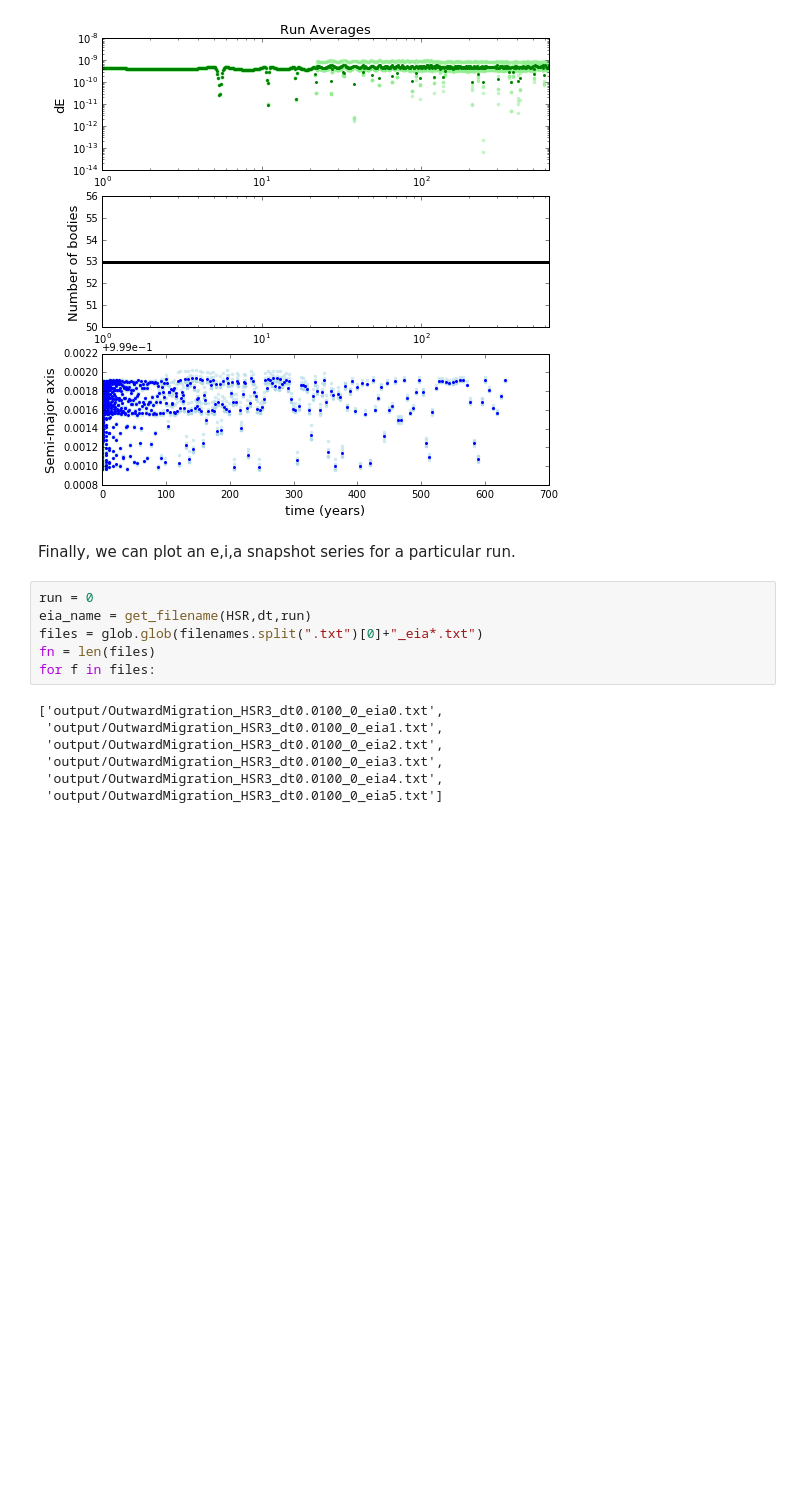
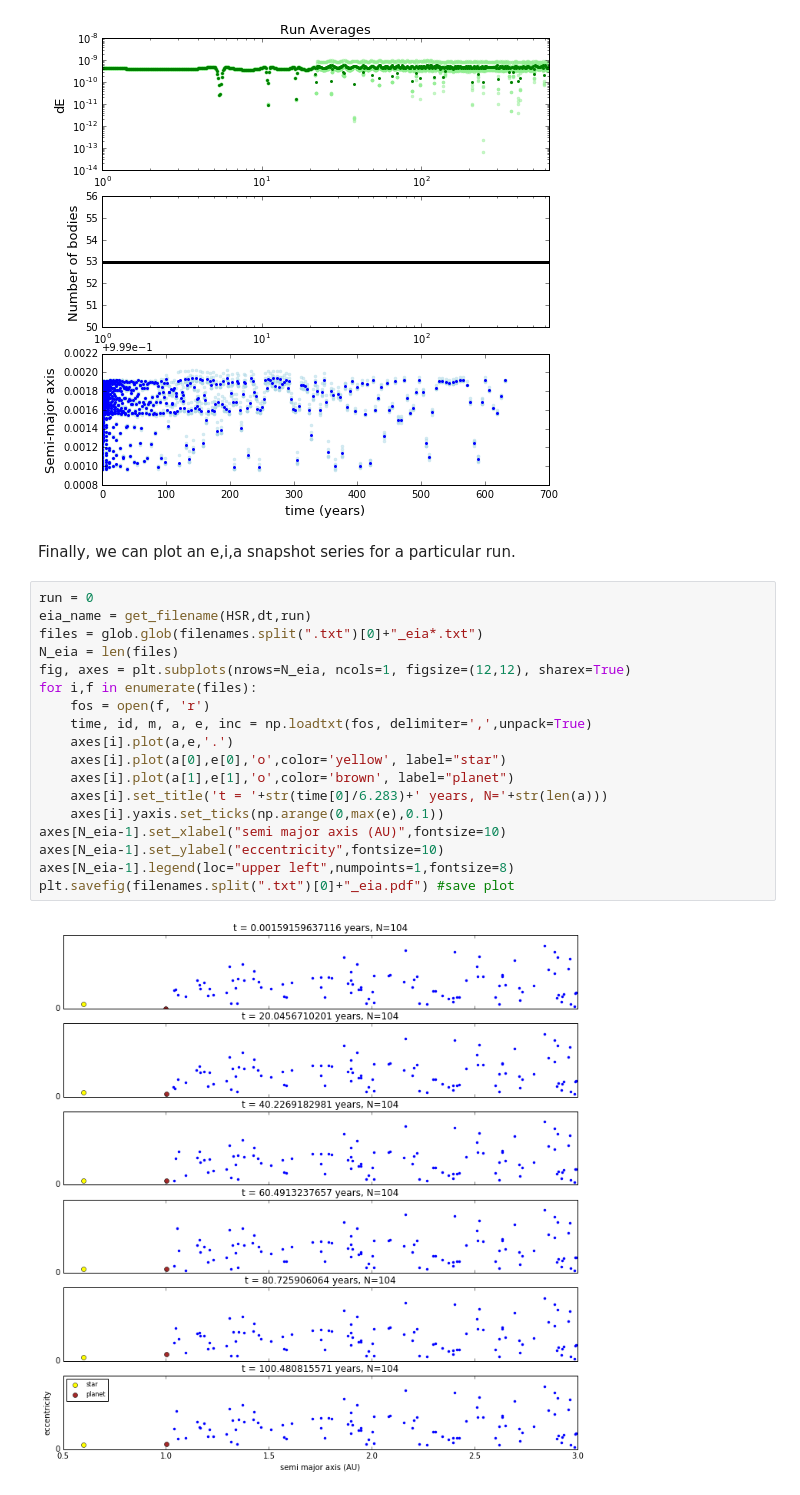
Before and after one commit to silburt/rebound, a Jupyter notebook: ipython_examples/HERMES_examples/HERMES_OutwardMigration.ipynb, the cells around one changed output. Saved outputs shown, nothing was run; the diff lists cells and outputs as text; blank space fills up the shorter version.

Commit message:
working outwardmigration example now

```diff
--- a/ipython_examples/HERMES_examples/HERMES_OutwardMigration.ipynb
+++ b/ipython_examples/HERMES_examples/HERMES_OutwardMigration.ipynb
@@ -293,16 +293,23 @@ plt.savefig(filenames.split("0.txt")[0]+"avg.pdf") #save plot
 [figure]
 # %% [markdown]
 Finally, we can plot an e,i,a snapshot series for a particular run.
-# %%
-run = 0
-eia_name = get_filename(HSR,dt,run)
-files = glob.glob(filenames.split(".txt")[0]+"_eia*.txt")
-fn = len(files)
-for f in files:
-# %% [output]
-['output/OutwardMigration_HSR3_dt0.0100_0_eia0.txt',
- 'output/OutwardMigration_HSR3_dt0.0100_0_eia1.txt',
- 'output/OutwardMigration_HSR3_dt0.0100_0_eia2.txt',
- 'output/OutwardMigration_HSR3_dt0.0100_0_eia3.txt',
- 'output/OutwardMigration_HSR3_dt0.0100_0_eia4.txt',
- 'output/OutwardMigration_HSR3_dt0.0100_0_eia5.txt']
+# %%
+run = 0
+eia_name = get_filename(HSR,dt,run)
+files = glob.glob(filenames.split(".txt")[0]+"_eia*.txt")
+N_eia = len(files)
+fig, axes = plt.subplots(nrows=N_eia, ncols=1, figsize=(12,12), sharex=True)
+for i,f in enumerate(files):
+    fos = open(f, 'r')
+    time, id, m, a, e, inc = np.loadtxt(fos, delimiter=',',unpack=True)
+    axes[i].plot(a,e,'.')
+    axes[i].plot(a[0],e[0],'o',color='yellow', label="star")
+    axes[i].plot(a[1],e[1],'o',color='brown', label="planet")
+    axes[i].set_title('t = '+str(time[0]/6.283)+' years, N='+str(len(a)))
+    axes[i].yaxis.set_ticks(np.arange(0,max(e),0.1))
+axes[N_eia-1].set_xlabel("semi major axis (AU)",fontsize=10)
+axes[N_eia-1].set_ylabel("eccentricity",fontsize=10)
+axes[N_eia-1].legend(loc="upper left",numpoints=1,fontsize=8)
+plt.savefig(filenames.split(".txt")[0]+"_eia.pdf") #save plot
+# %% [output]
+[figure, added]
```
